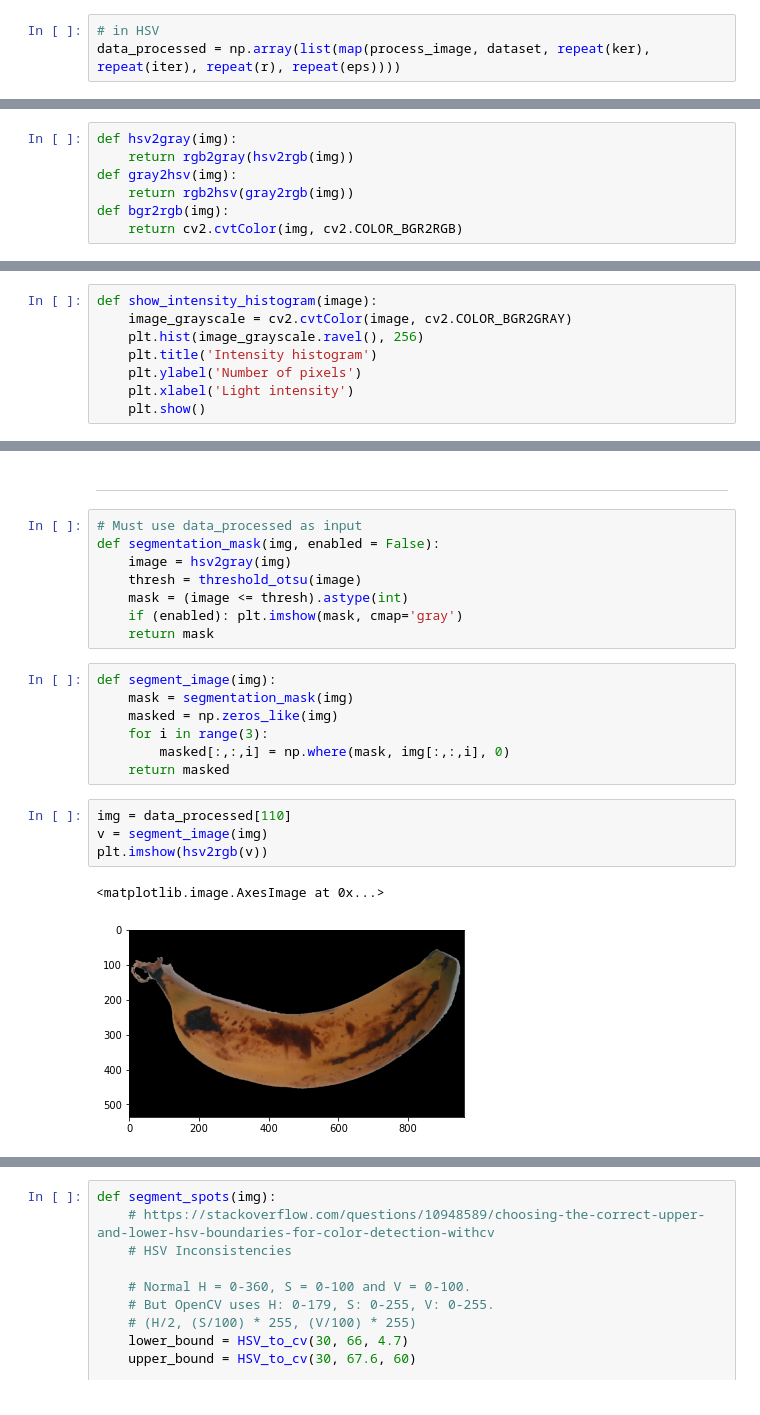
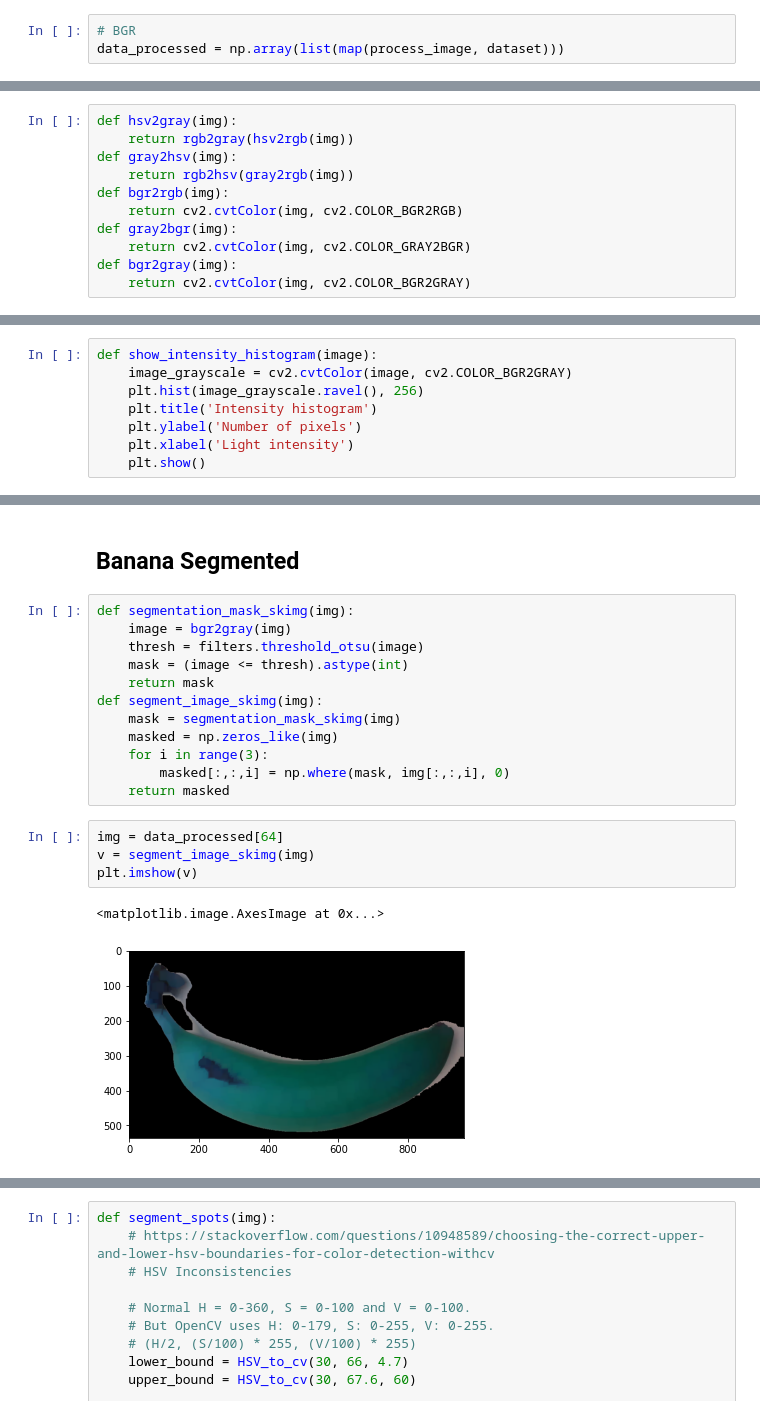
Before and after one commit to jojoclt/C, a Jupyter notebook: Project.ipynb, the cells around one changed output, grey strips where cells are left out. Saved outputs shown, nothing was run; the diff lists cells and outputs as text.

Commit message:
Segment_image

```diff
--- a/Project.ipynb
+++ b/Project.ipynb
@@ -126,6 +114,6 @@ def process_image(img, ker = 5, iter = (2,2,5), r = 5, eps = 0.05):
 # %%
-# in HSV
-data_processed = np.array(list(map(process_image, dataset, repeat(ker), repeat(iter), repeat(r), repeat(eps))))
+# BGR
+data_processed = np.array(list(map(process_image, dataset)))
 # %%
 c = Counter([ele.shape for ele in data_processed])
 c
@@ -142,6 +132,10 @@ def gray2hsv(img):
     return rgb2hsv(gray2rgb(img))
 def bgr2rgb(img):
     return cv2.cvtColor(img, cv2.COLOR_BGR2RGB)
+def gray2bgr(img):
+    return cv2.cvtColor(img, cv2.COLOR_GRAY2BGR)
+def bgr2gray(img):
+    return cv2.cvtColor(img, cv2.COLOR_BGR2GRAY)
 # %%
 def HSV_to_cv(h,s,v):
     return (h/2, s/100 * 255, v/100 * 255)
@@ -275,24 +174,21 @@ error: ignored
 # %% [markdown]
----
+## Banana Segmented
-# %%
-# Must use data_processed as input
-def segmentation_mask(img, enabled = False):
-    image = hsv2gray(img)
-    thresh = threshold_otsu(image)
-    mask = (image <= thresh).astype(int)
-    if (enabled): plt.imshow(mask, cmap='gray')
-    return mask
 # %%
-def segment_image(img):
-    mask = segmentation_mask(img)
+def segmentation_mask_skimg(img):
+    image = bgr2gray(img)
+    thresh = filters.threshold_otsu(image)
+    mask = (image <= thresh).astype(int)
+    return mask
+def segment_image_skimg(img):
+    mask = segmentation_mask_skimg(img)
     masked = np.zeros_like(img)
     for i in range(3):
         masked[:,:,i] = np.where(mask, img[:,:,i], 0)
     return masked
 # %%
-img = data_processed[110]
-v = segment_image(img)
-plt.imshow(hsv2rgb(v))
+img = data_processed[64]
+v = segment_image_skimg(img)
+plt.imshow(v)
 # %% [output]
 <matplotlib.image.AxesImage at 0x...>
-[figure, old version]
+[figure, new version]
```
Also changed, not shown: parts of 37 cells of this notebook.
